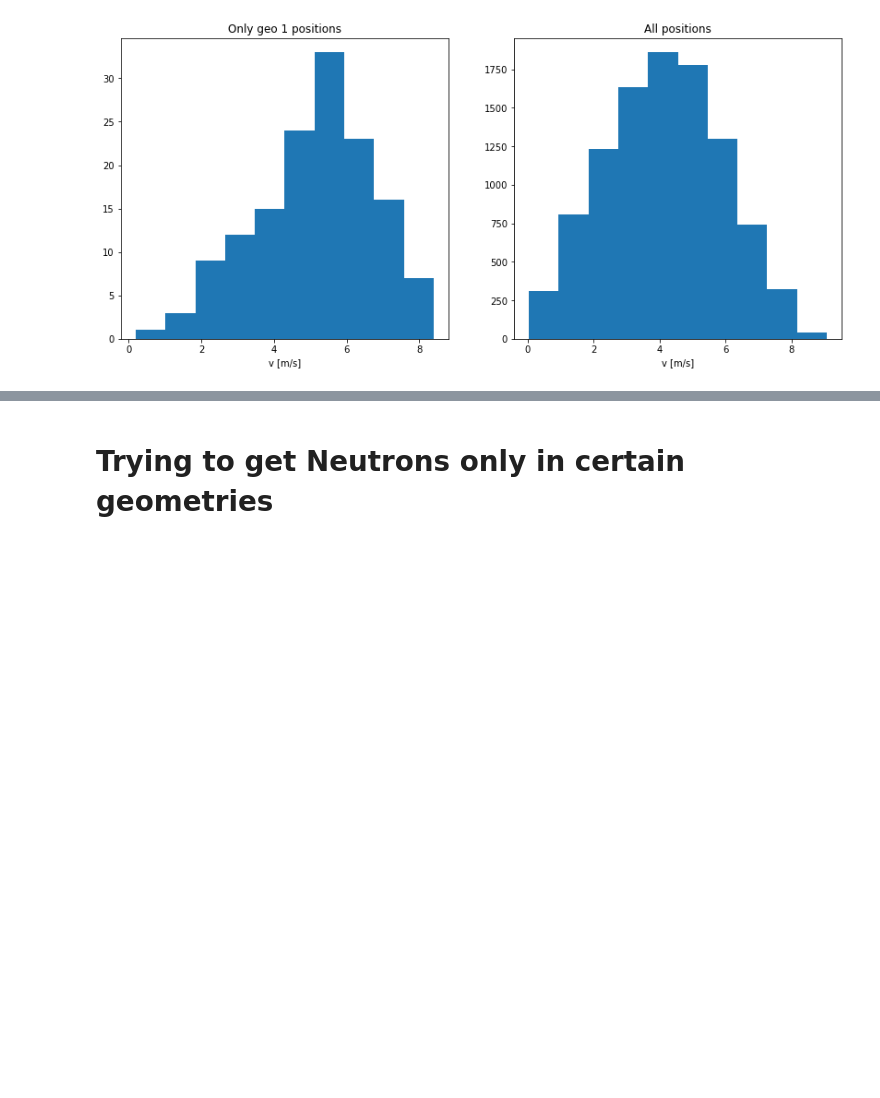
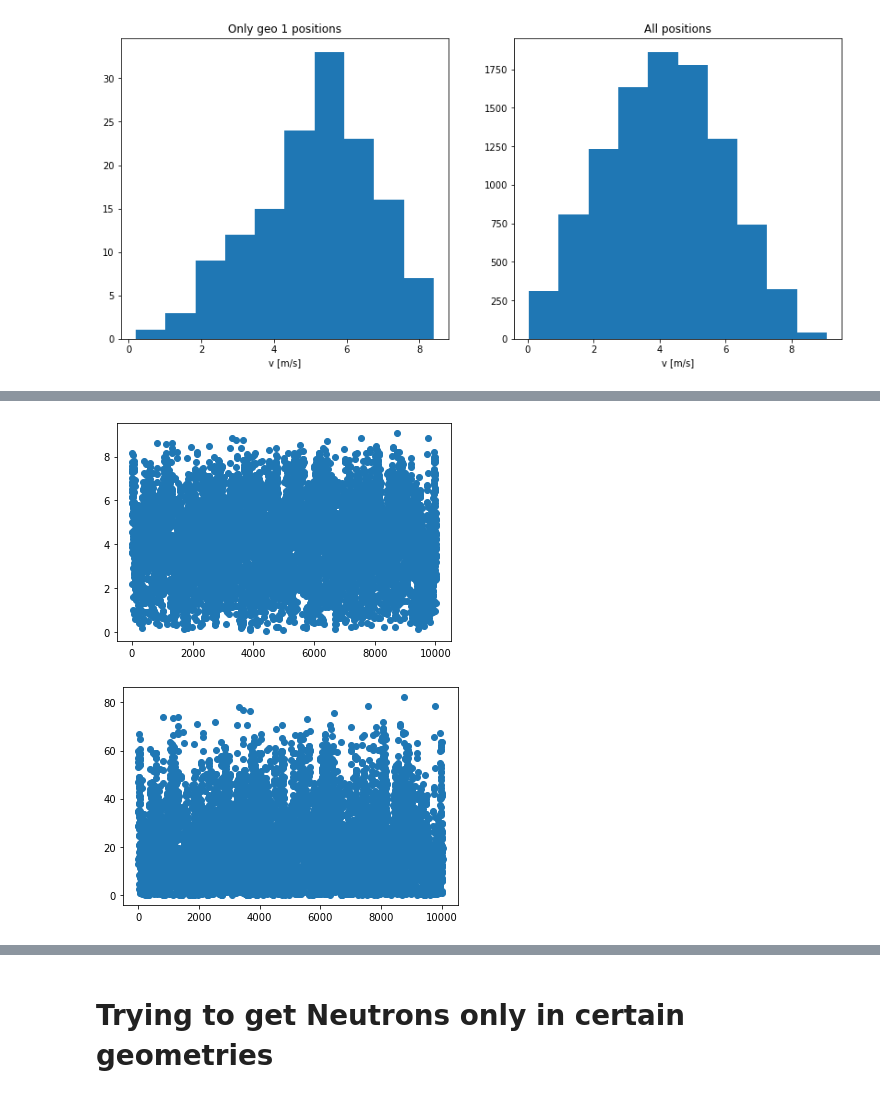
Before and after one commit to eklem1/MesonMagMapping, a Jupyter notebook: PENTrackAnalysis/UCNVelocity.ipynb, the cells around one changed output, grey strips where cells are left out. Drawn from its saved outputs; the diff is of its cells as text; code cells hidden in the pictures; blank space fills up the shorter version.

```diff
--- a/PENTrackAnalysis/UCNVelocity.ipynb
+++ b/PENTrackAnalysis/UCNVelocity.ipynb
@@ -66,0 +94,11 @@ plt.show()
+# %%
+x = np.linspace(0, len(V_mag_all), len(V_mag_all))
+
+plt.scatter(x, V_mag_all)
+plt.show()
+
+plt.scatter(x, V_mag_all**2)
+plt.show()
+# %% [output]
+[figure, added]
+[figure, added]
```
Also changed, not shown: parts of 5 cells of this notebook, 1 other file.
